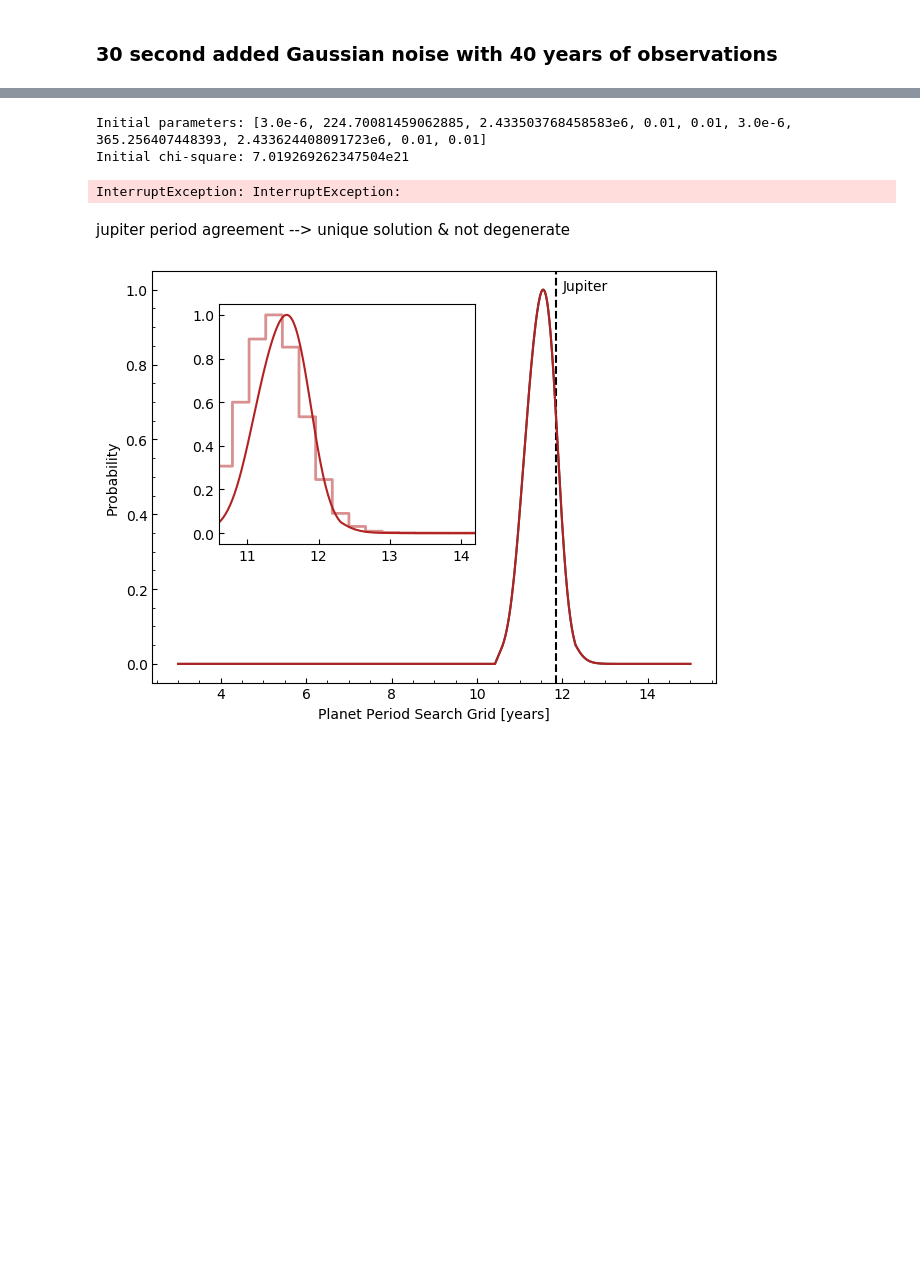
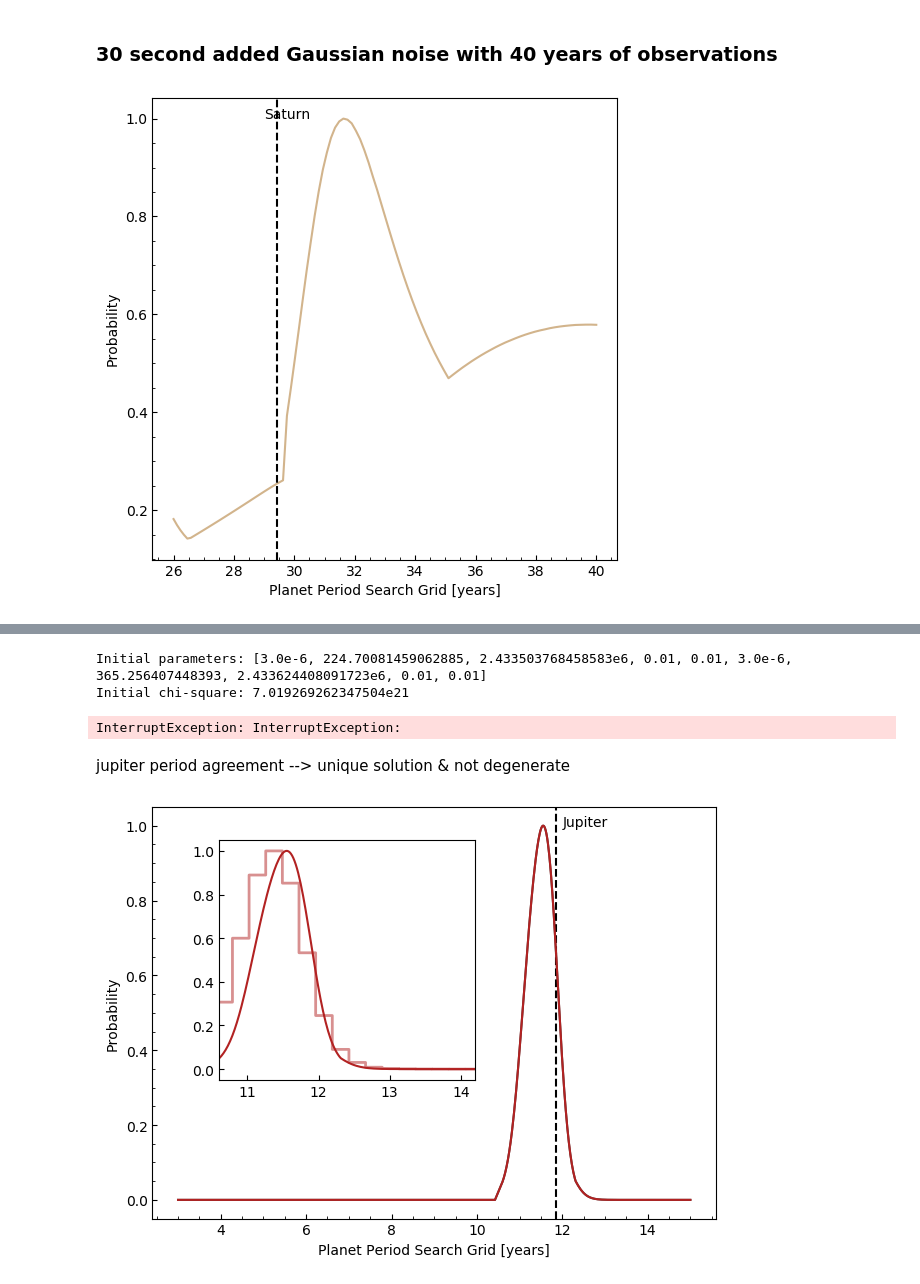
Before and after one commit to bmlindor/ttv_ss, a Jupyter notebook: plots.ipynb, the cells around one changed output, grey strips where cells are left out. Cells and saved outputs as stored; diff of their text form; code cells hidden in the pictures; blank space fills up the shorter version.

Commit message:
created saturn plots

```diff
--- a/plots.ipynb
+++ b/plots.ipynb
@@ -299,0 +314,4 @@ plot_likelihood(30.0,40.0,"EMB","moon","p3",50)
+# %%
+prob(test5["p5"],test5["lprob_p5"],29.44, 50, test5["best_p5"],"tan","Saturn")
+# %% [output]
+[figure, added]
```
Also changed, not shown: parts of 3 cells of this notebook, 1 other file.
